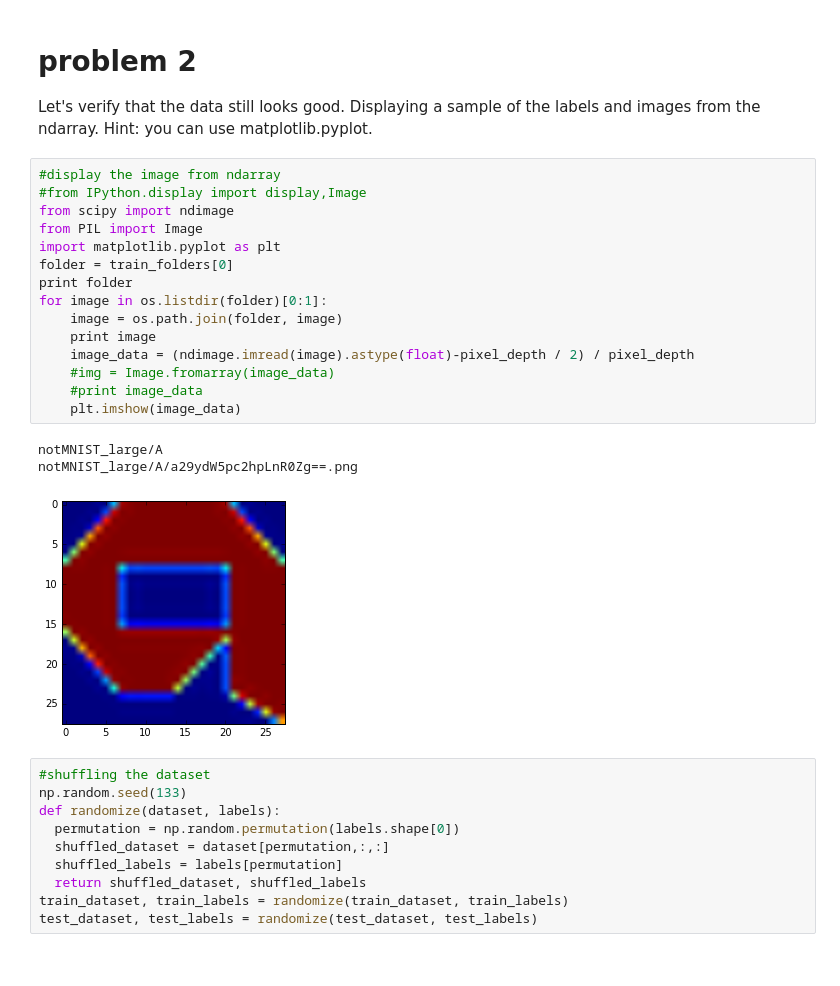
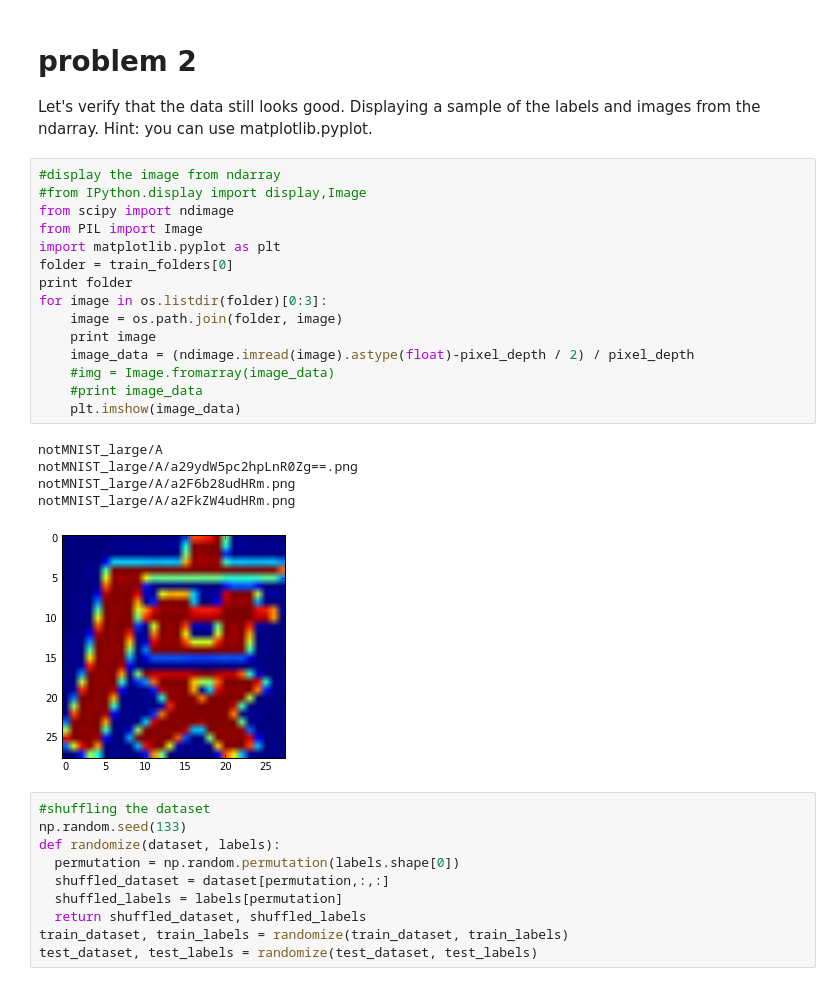
Before and after one commit to mangohero1985/TF_assignment, a Jupyter notebook: Udacity_TF_assignment1.ipynb, the cells around one changed output. Saved outputs shown, nothing was run; the diff lists cells and outputs as text.

```diff
--- a/Udacity_TF_assignment1.ipynb
+++ b/Udacity_TF_assignment1.ipynb
@@ -137,22 +137,24 @@ Let's verify that the data still looks good. Displaying a sample of the labels a
 # %%
 #display the image from ndarray
 #from IPython.display import display,Image
 from scipy import ndimage
 from PIL import Image
 import matplotlib.pyplot as plt
 folder = train_folders[0]
 print folder
-for image in os.listdir(folder)[0:1]:
+for image in os.listdir(folder)[0:3]:
     image = os.path.join(folder, image)
     print image
     image_data = (ndimage.imread(image).astype(float)-pixel_depth / 2) / pixel_depth
     #img = Image.fromarray(image_data)
     #print image_data
     plt.imshow(image_data)
 # %% [output]
 notMNIST_large/A
 notMNIST_large/A/a29ydW5pc2hpLnR0Zg==.png
+notMNIST_large/A/a2F6b28udHRm.png
+notMNIST_large/A/a2FkZW4udHRm.png
-[figure, old version]
+[figure, new version]
 # %%
 #shuffling the dataset
 np.random.seed(133)
```
Also changed, not shown: parts of 9 cells of this notebook.
